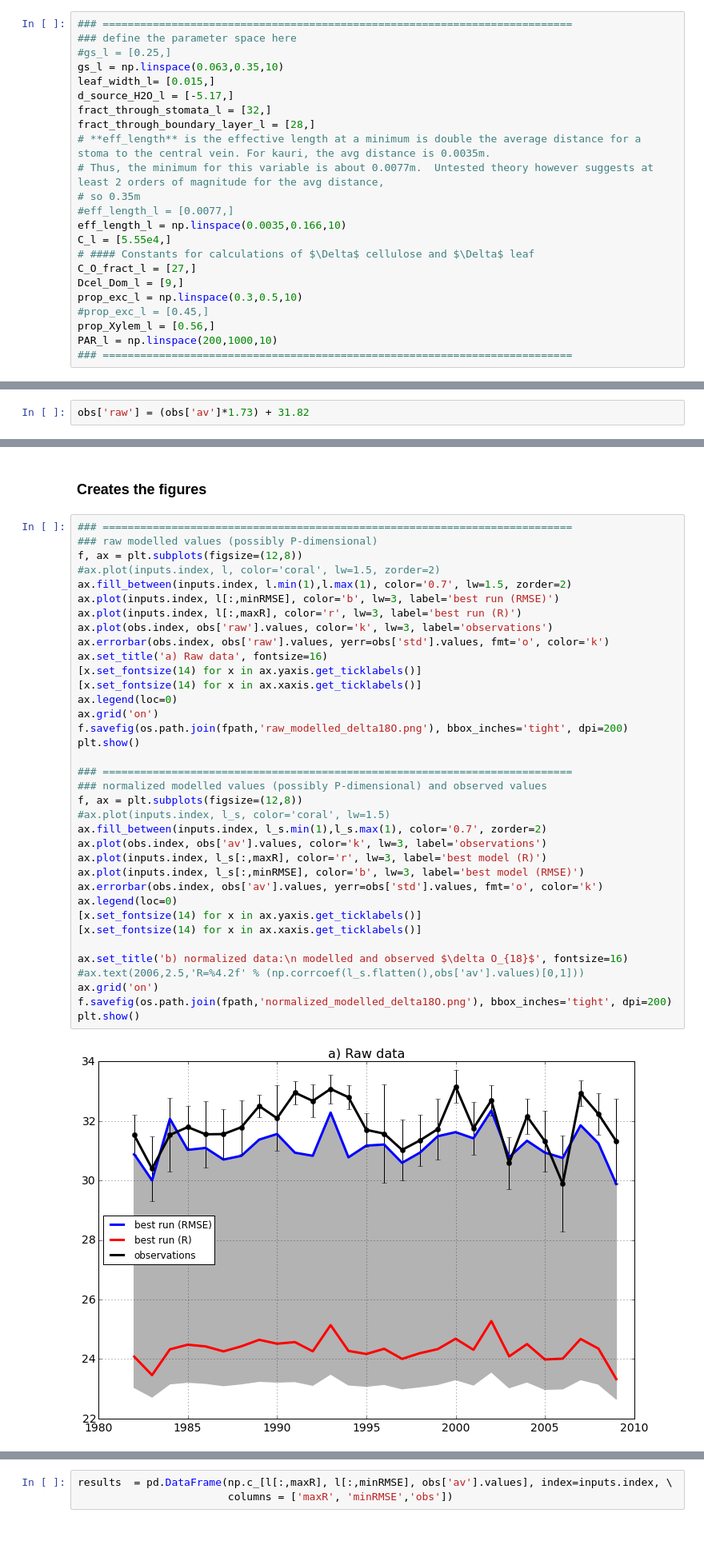
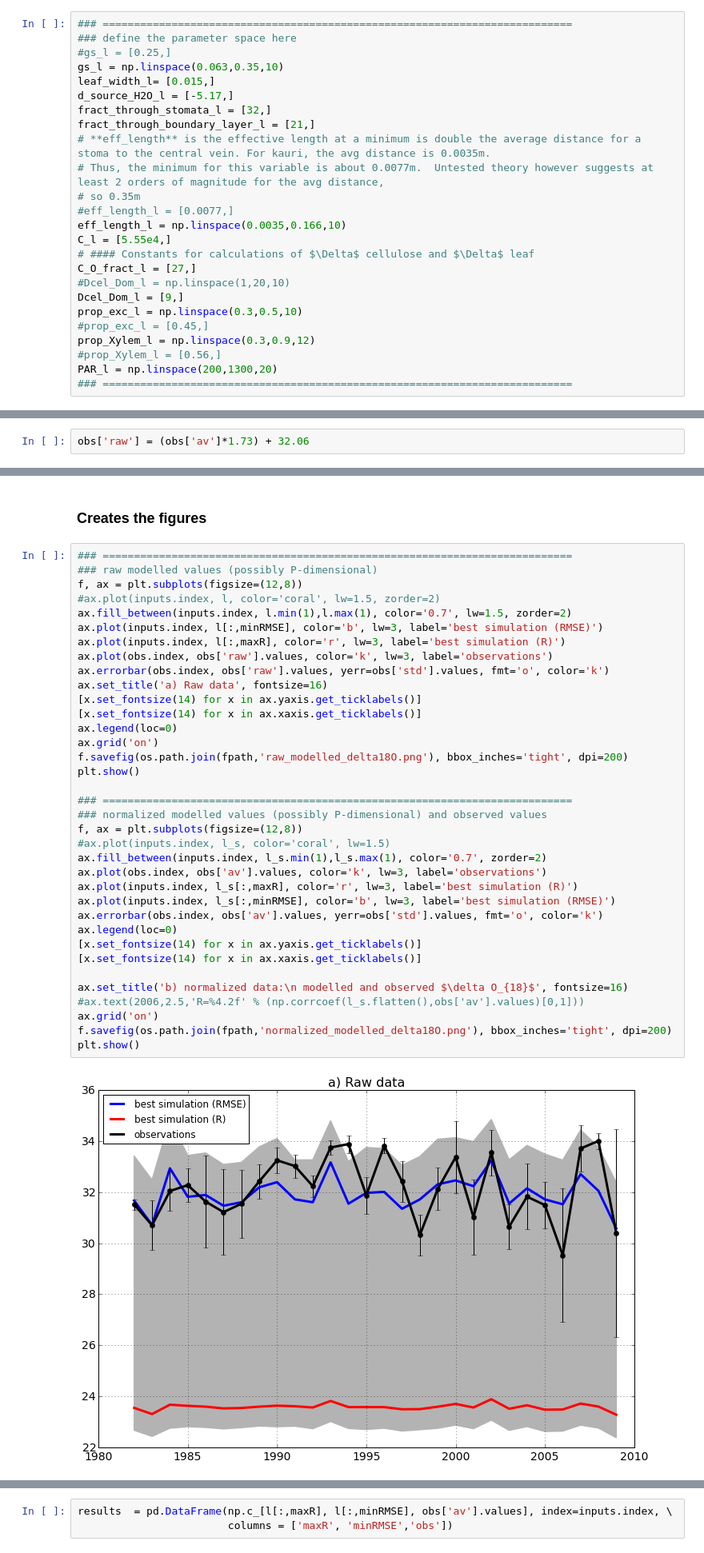
Before and after one commit to nicolasfauchereau/model_isotope, a Jupyter notebook: notebooks/forward_model_explicit.ipynb, the cells around one changed output, grey strips where cells are left out. Shown: that part at 80% size. Cells and saved outputs as stored; diff of their text form.

```diff
--- a/notebooks/forward_model_explicit.ipynb
+++ b/notebooks/forward_model_explicit.ipynb
@@ -97,7 +99,7 @@ gs_l = np.linspace(0.063,0.35,10)
 leaf_width_l= [0.015,]
 d_source_H2O_l = [-5.17,]
 fract_through_stomata_l = [32,]
-fract_through_boundary_layer_l = [28,]
+fract_through_boundary_layer_l = [21,]
 # **eff_length** is the effective length at a minimum is double the average distance for a stoma to the central vein. For kauri, the avg distance is 0.0035m.
 # Thus, the minimum for this variable is about 0.0077m.  Untested theory however suggests at least 2 orders of magnitude for the avg distance,
 # so 0.35m
@@ -106,11 +108,13 @@ eff_length_l = np.linspace(0.0035,0.166,10)
 C_l = [5.55e4,]
 # #### Constants for calculations of $\Delta$ cellulose and $\Delta$ leaf
 C_O_fract_l = [27,]
+#Dcel_Dom_l = np.linspace(1,20,10)
 Dcel_Dom_l = [9,]
 prop_exc_l = np.linspace(0.3,0.5,10)
 #prop_exc_l = [0.45,]
-prop_Xylem_l = [0.56,]
-PAR_l = np.linspace(200,1000,10)
+prop_Xylem_l = np.linspace(0.3,0.9,12)
+#prop_Xylem_l = [0.56,]
+PAR_l = np.linspace(200,1300,20)
 ### ===========================================================================
 # %% [markdown]
 <a id='Step_2'></a>
@@ -135,7 +149,7 @@ obs = pd.read_csv(os.path.join(dpath,'observed_tree_rings.csv'), index_col=0)
 # %% [markdown]
 ### Multiply by the standard deviation and add the mean to get the $\delta 18_{O}$ values
 # %%
-obs['raw'] = (obs['av']*1.73) + 31.82
+obs['raw'] = (obs['av']*1.73) + 32.06
 # %% [markdown]
 ### Generate the parameter space
 # %%
@@ -396,35 +410,35 @@ The corresponding R. coeff. is = 0.58  (min: 0.58 )
 f, ax = plt.subplots(figsize=(12,8))
 #ax.plot(inputs.index, l, color='coral', lw=1.5, zorder=2)
 ax.fill_between(inputs.index, l.min(1),l.max(1), color='0.7', lw=1.5, zorder=2)
-ax.plot(inputs.index, l[:,minRMSE], color='b', lw=3, label='best run (RMSE)')
-ax.plot(inputs.index, l[:,maxR], color='r', lw=3, label='best run (R)')
+ax.plot(inputs.index, l[:,minRMSE], color='b', lw=3, label='best simulation (RMSE)')
+ax.plot(inputs.index, l[:,maxR], color='r', lw=3, label='best simulation (R)')
 ax.plot(obs.index, obs['raw'].values, color='k', lw=3, label='observations')
 ax.errorbar(obs.index, obs['raw'].values, yerr=obs['std'].values, fmt='o', color='k')
 ax.set_title('a) Raw data', fontsize=16)
 [x.set_fontsize(14) for x in ax.yaxis.get_ticklabels()]
 [x.set_fontsize(14) for x in ax.xaxis.get_ticklabels()]
 ax.legend(loc=0)
 ax.grid('on')
 f.savefig(os.path.join(fpath,'raw_modelled_delta18O.png'), bbox_inches='tight', dpi=200)
 plt.show()
 
 ### ===========================================================================
 ### normalized modelled values (possibly P-dimensional) and observed values
 f, ax = plt.subplots(figsize=(12,8))
 #ax.plot(inputs.index, l_s, color='coral', lw=1.5)
 ax.fill_between(inputs.index, l_s.min(1),l_s.max(1), color='0.7', zorder=2)
 ax.plot(obs.index, obs['av'].values, color='k', lw=3, label='observations')
-ax.plot(inputs.index, l_s[:,maxR], color='r', lw=3, label='best model (R)')
-ax.plot(inputs.index, l_s[:,minRMSE], color='b', lw=3, label='best model (RMSE)')
+ax.plot(inputs.index, l_s[:,maxR], color='r', lw=3, label='best simulation (R)')
+ax.plot(inputs.index, l_s[:,minRMSE], color='b', lw=3, label='best simulation (RMSE)')
 ax.errorbar(obs.index, obs['av'].values, yerr=obs['std'].values, fmt='o', color='k')
 ax.legend(loc=0)
 [x.set_fontsize(14) for x in ax.yaxis.get_ticklabels()]
 [x.set_fontsize(14) for x in ax.xaxis.get_ticklabels()]
 
 ax.set_title('b) normalized data:\n modelled and observed $\delta O_{18}$', fontsize=16)
 #ax.text(2006,2.5,'R=%4.2f' % (np.corrcoef(l_s.flatten(),obs['av'].values)[0,1]))
 ax.grid('on')
 f.savefig(os.path.join(fpath,'normalized_modelled_delta18O.png'), bbox_inches='tight', dpi=200)
 plt.show()
 # %% [output]
-[figure, old version]
+[figure, new version]
```
Also changed, not shown: parts of 9 cells of this notebook.
